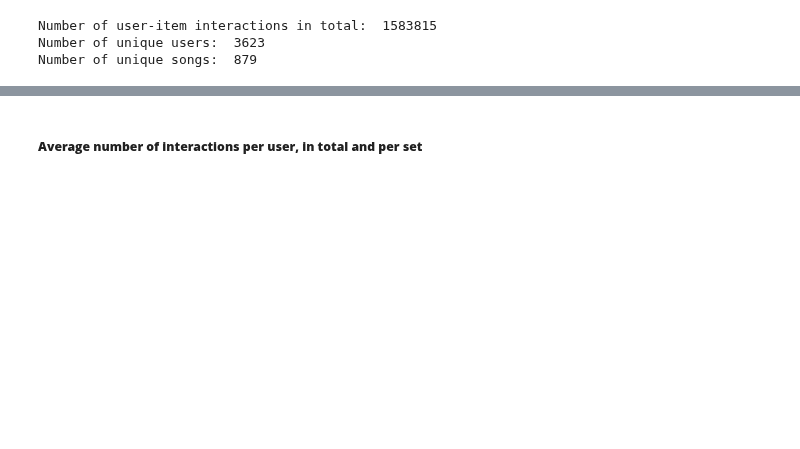
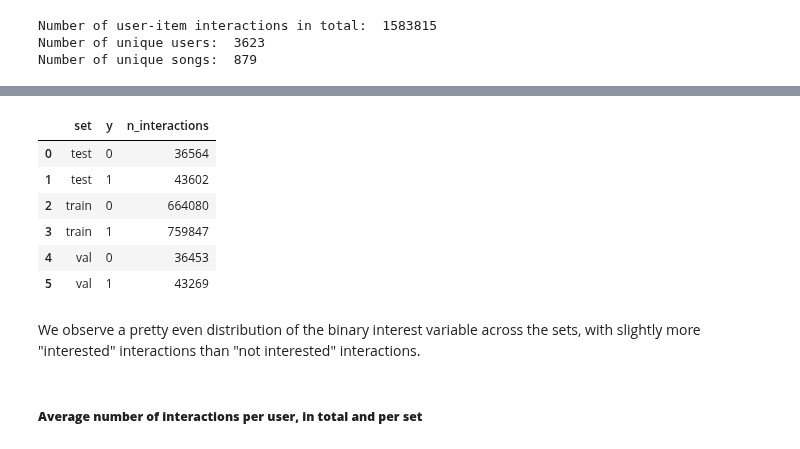
Before and after one commit to Laura-Legat/Practical-Work-AI, a Jupyter notebook: dataset_analysis.ipynb, the cells around one changed output, grey strips where cells are left out. Drawn from its saved outputs; the diff is of its cells as text; code cells hidden in the pictures; blank space fills up the shorter version.

```diff
--- a/dataset_analysis.ipynb
+++ b/dataset_analysis.ipynb
@@ -84,2 +93,15 @@ As we can see, after splitting the data, we have numbers of interactions of trai
+# %%
+listening_events = df.groupby(['set', 'y']).size().reset_index(name='n_interactions')
+listening_events
+# %% [output]
+|  | set | y | n_interactions |
+| 0 | test | 0 | 36564 |
+| 1 | test | 1 | 43602 |
+| 2 | train | 0 | 664080 |
+| 3 | train | 1 | 759847 |
+| 4 | val | 0 | 36453 |
+| 5 | val | 1 | 43269 |
+# %% [markdown]
+We observe a pretty even distribution of the binary interest variable across the sets, with slightly more "interested" interactions than "not interested" interactions.
 # %% [markdown]
 ##### **Average number of interactions per user, in total and per set**
```
Also changed, not shown: parts of 19 cells of this notebook, 1 other file.
